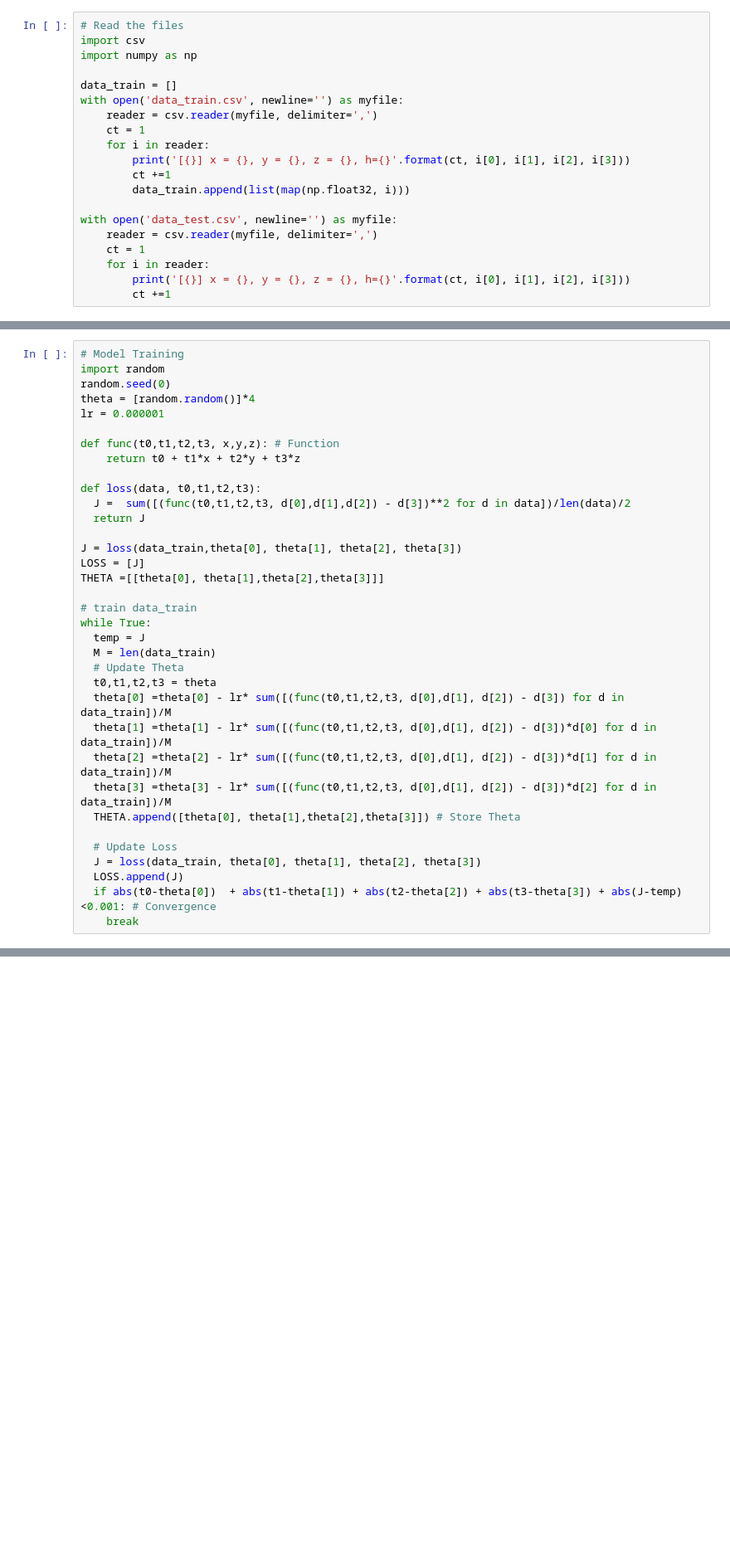
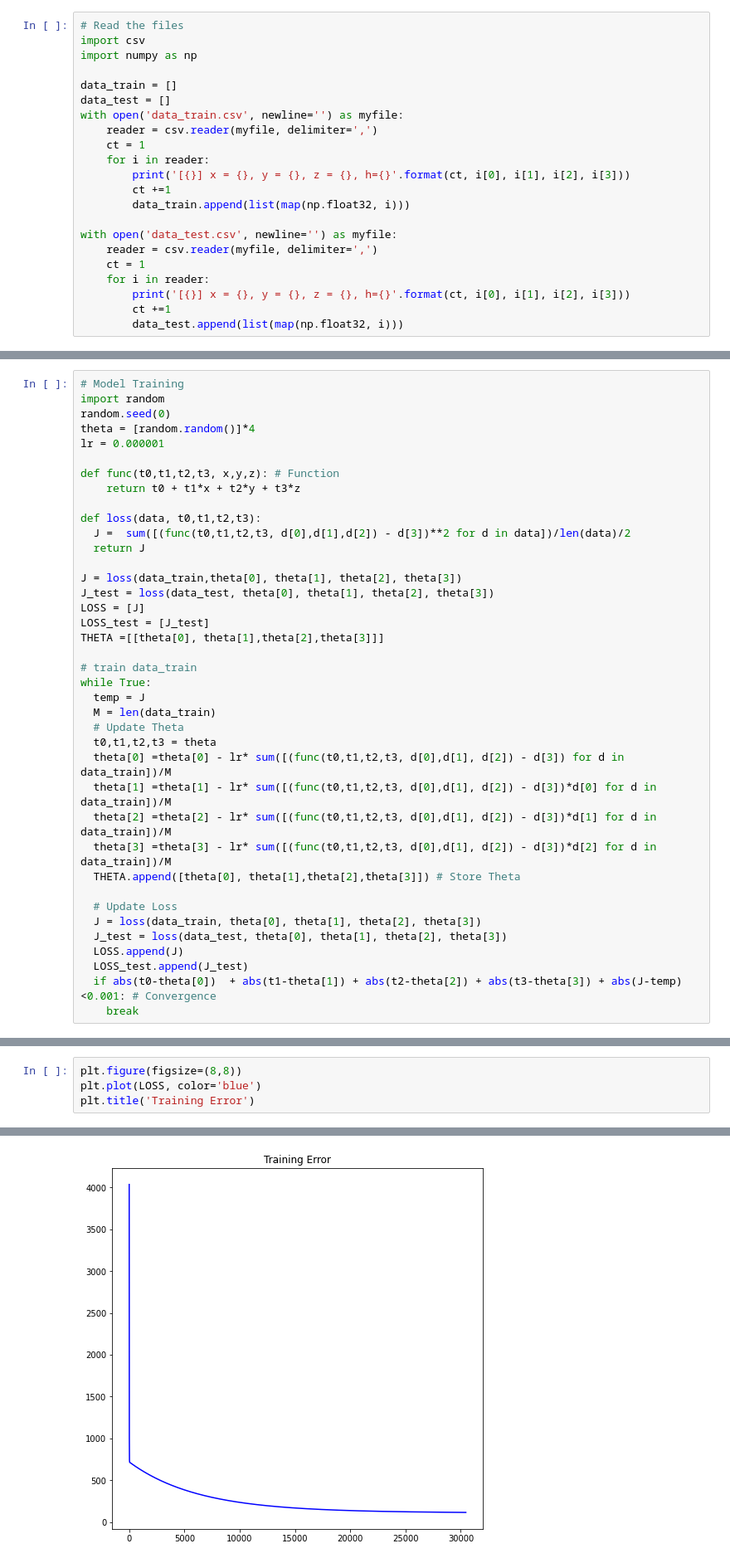
Before and after one commit to fxnnxc/class-MachineLearning, a Jupyter notebook: Assignment04.ipynb, the cells around one changed output, grey strips where cells are left out. Shown at 83% size. Cells and saved outputs as stored; diff of their text form; blank space fills up the shorter version.

Commit message:
Assignment04 Plotting the training error

```diff
--- a/Assignment04.ipynb
+++ b/Assignment04.ipynb
@@ -17,6 +17,7 @@ import csv
 import numpy as np
 
 data_train = []
+data_test = []
 with open('data_train.csv', newline='') as myfile:
     reader = csv.reader(myfile, delimiter=',')
     ct = 1
@@ -31,6 +32,7 @@ with open('data_test.csv', newline='') as myfile:
     for i in reader:
         print('[{}] x = {}, y = {}, z = {}, h={}'.format(ct, i[0], i[1], i[2], i[3]))
         ct +=1
+        data_test.append(list(map(np.float32, i)))
 # %% [output]
 [1] x = 0.27354771453665605, y = -8.932101598046074, z = 18.70868394492699, h=73.57882491359598
 [2] x = 5.403327323126673, y = 4.782976500936417, z = -18.76220985503919, h=-56.41043333872962
@@ -64,7 +66,9 @@ def loss(data, t0,t1,t2,t3):
   return J
 
 J = loss(data_train,theta[0], theta[1], theta[2], theta[3])
+J_test = loss(data_test, theta[0], theta[1], theta[2], theta[3])
 LOSS = [J]
+LOSS_test = [J_test]
 THETA =[[theta[0], theta[1],theta[2],theta[3]]]
 
 # train data_train
@@ -81,7 +85,9 @@ while True:
 
   # Update Loss
   J = loss(data_train, theta[0], theta[1], theta[2], theta[3])
+  J_test = loss(data_test, theta[0], theta[1], theta[2], theta[3])
   LOSS.append(J)
+  LOSS_test.append(J_test)
   if abs(t0-theta[0])  + abs(t1-theta[1]) + abs(t2-theta[2]) + abs(t3-theta[3]) + abs(J-temp) <0.001: # Convergence
     break
 # %%
@@ -98,0 +107,5 @@ Text(0.5, 1.0, 'estimated parameters using the training dataest')
+# %%
+plt.figure(figsize=(8,8))
+plt.plot(LOSS, color='blue')
+plt.title('Training Error')
+# %% [output]
@@ -98,0 +113 @@ Text(0.5, 1.0, 'estimated parameters using the training dataest')
+[figure, added]
```
Also changed, not shown: parts of 2 cells of this notebook.
